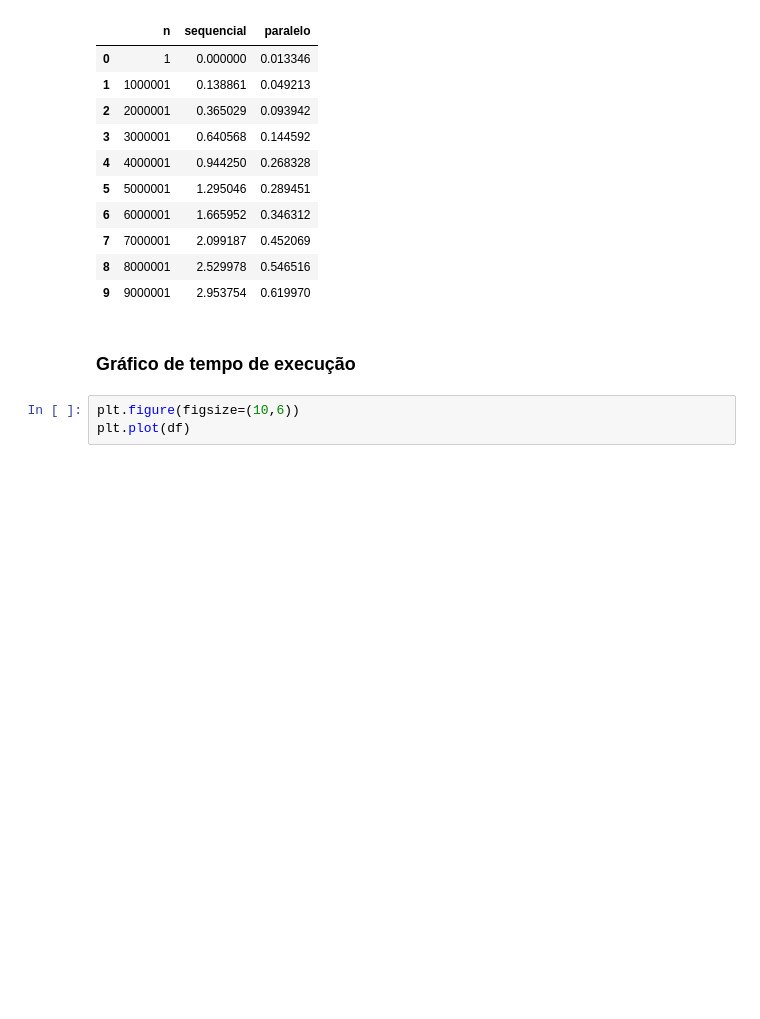
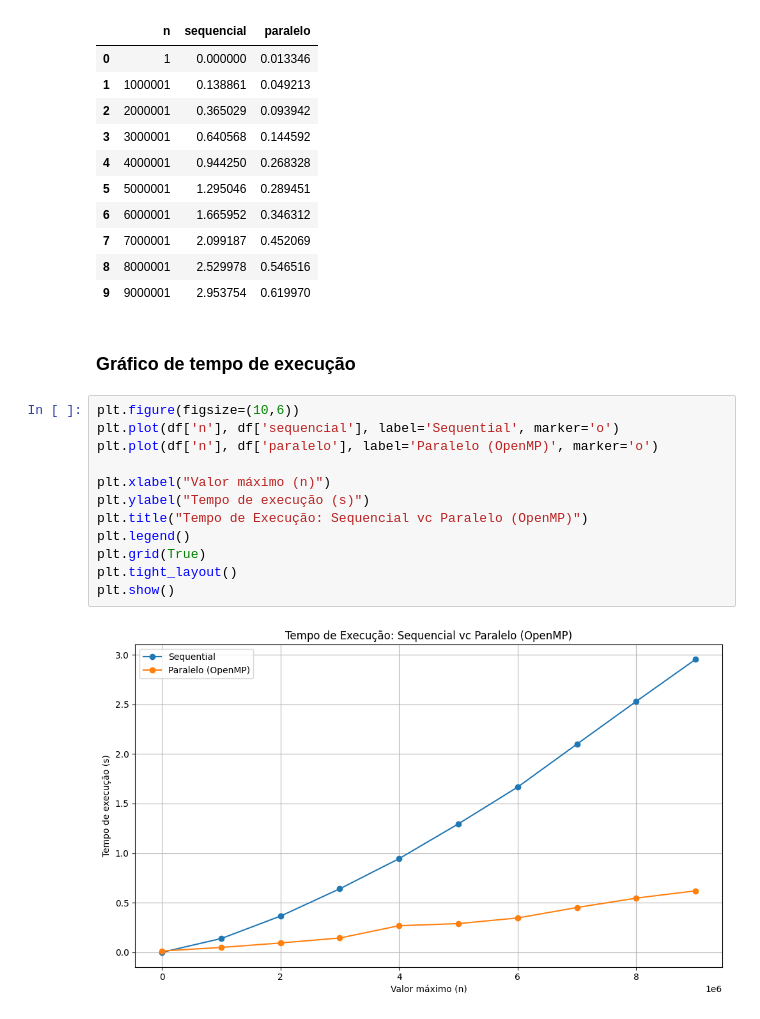
Before and after one commit to polianaraujo/parallelp, a Jupyter notebook: tarefa5/graphic.ipynb, the cells around one changed output. Drawn from its saved outputs; the diff is of its cells as text; blank space fills up the shorter version.

```diff
--- a/tarefa5/graphic.ipynb
+++ b/tarefa5/graphic.ipynb
@@ -26,4 +26,15 @@ df
 ### Gráfico de tempo de execução
 # %%
 plt.figure(figsize=(10,6))
-plt.plot(df)
+plt.plot(df['n'], df['sequencial'], label='Sequential', marker='o')
+plt.plot(df['n'], df['paralelo'], label='Paralelo (OpenMP)', marker='o')
+
+plt.xlabel("Valor máximo (n)")
+plt.ylabel("Tempo de execução (s)")
+plt.title("Tempo de Execução: Sequencial vc Paralelo (OpenMP)")
+plt.legend()
+plt.grid(True)
+plt.tight_layout()
+plt.show()
+# %% [output]
+[figure, added]
```
